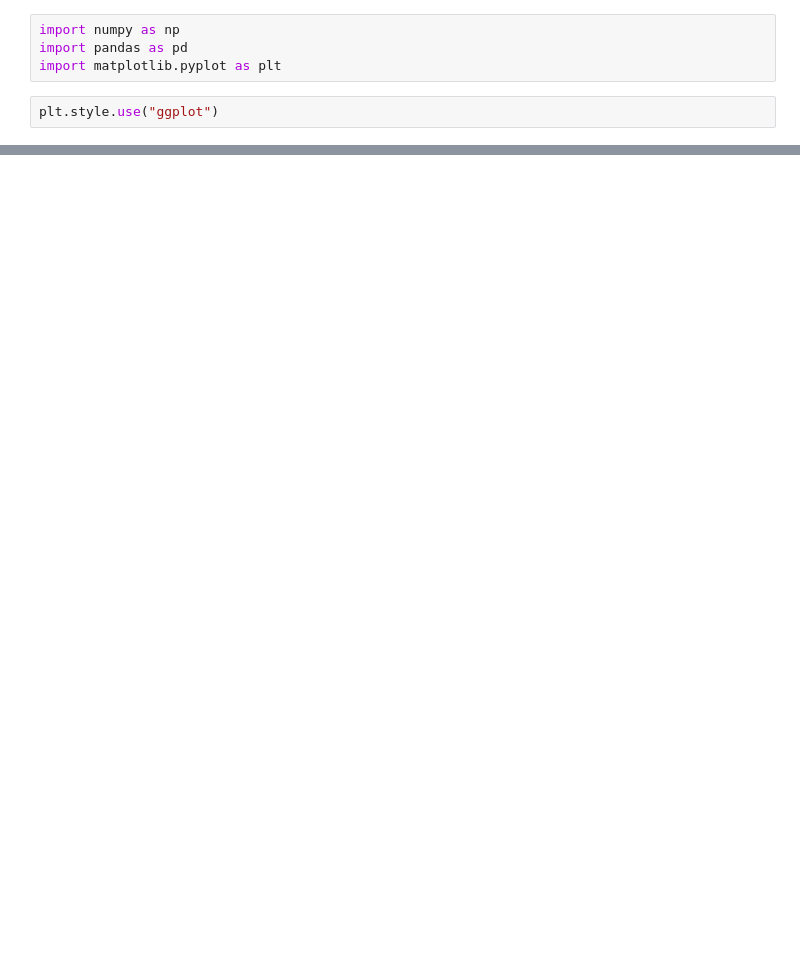
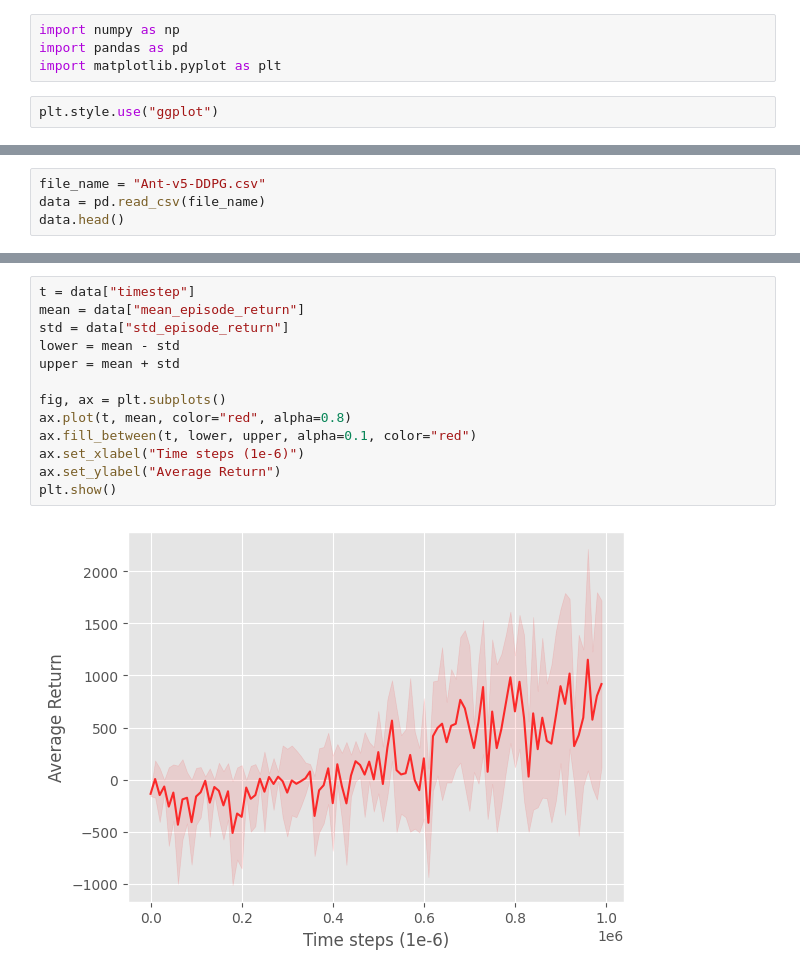
Before and after one commit to raphaelsenn/ddpg, a Jupyter notebook: plots.ipynb, the cells around one changed output, grey strips where cells are left out. Saved outputs shown, nothing was run; the diff lists cells and outputs as text; blank space fills up the shorter version.

```diff
--- a/plots.ipynb
+++ b/plots.ipynb
@@ -27,0 +37,4 @@ plt.show()
+# %%
+file_name = "Ant-v5-DDPG.csv"
+data = pd.read_csv(file_name)
+data.head()
@@ -27,0 +48,15 @@ plt.show()
+# %%
+t = data["timestep"]
+mean = data["mean_episode_return"]
+std = data["std_episode_return"]
+lower = mean - std
+upper = mean + std
+
+fig, ax = plt.subplots()
+ax.plot(t, mean, color="red", alpha=0.8)
+ax.fill_between(t, lower, upper, alpha=0.1, color="red")
+ax.set_xlabel("Time steps (1e-6)")
+ax.set_ylabel("Average Return")
+plt.show()
+# %% [output]
+[figure, added]
```
Also changed, not shown: parts of 5 cells of this notebook, 10 other files.
